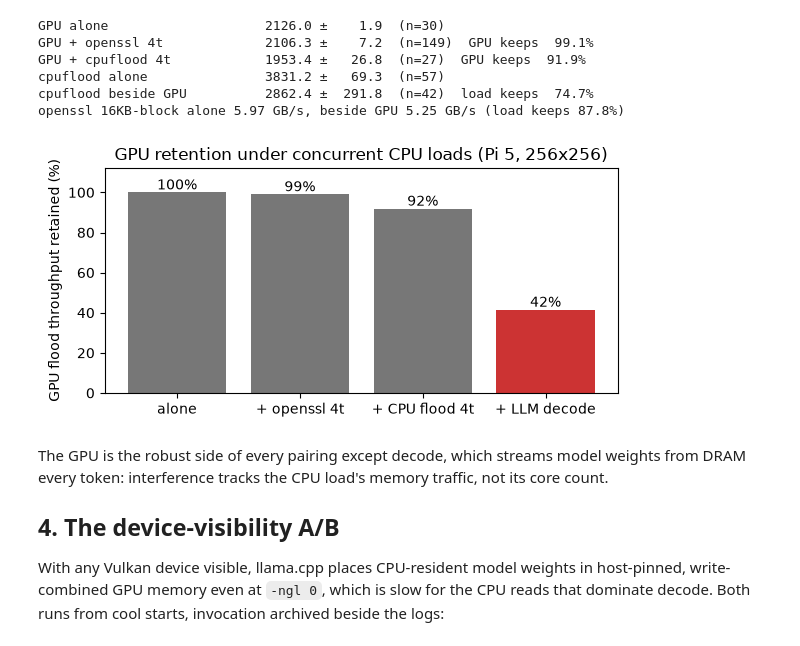
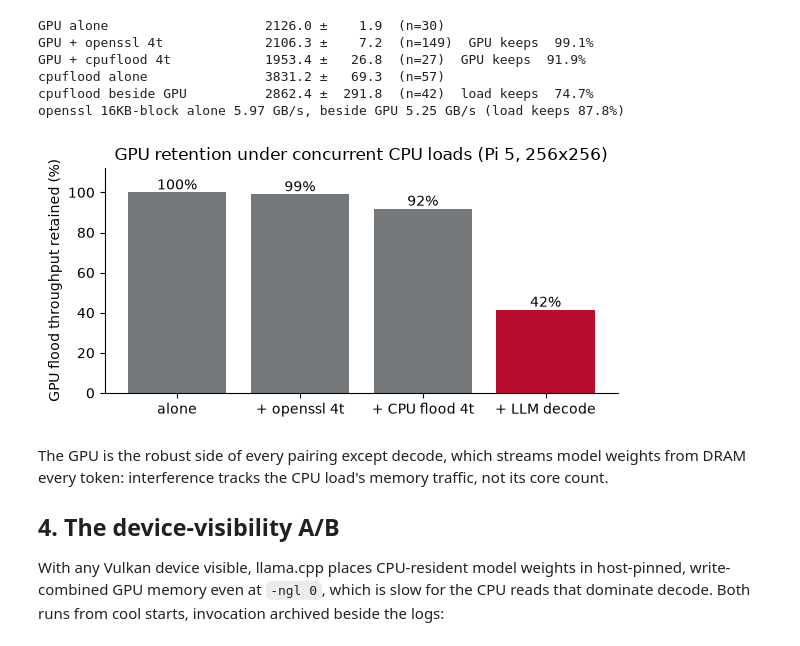
Before and after one commit to msradam/seppa, a Jupyter notebook: notebooks/02_concurrency_envelope.ipynb, the cells around one changed output. Drawn from its saved outputs; the diff is of its cells as text; code cells hidden in the pictures.

```diff
--- a/notebooks/02_concurrency_envelope.ipynb
+++ b/notebooks/02_concurrency_envelope.ipynb
@@ -134,23 +156,27 @@ openssl 16KB-block alone 5.97 GB/s, beside GPU 5.25 GB/s (load keeps 87.8%)
 # %%
 import matplotlib.pyplot as plt
 
 labels = ["alone", "+ openssl 4t", "+ CPU flood 4t", "+ LLM decode"]
-retained = [100,
-            statistics.mean(go) / base * 100,
-            statistics.mean(gc) / base * 100,
-            883.4 / 2128.0 * 100]
+retained = [
+    100,
+    statistics.mean(go) / base * 100,
+    statistics.mean(gc) / base * 100,
+    883.4 / 2128.0 * 100,
+]
 fig, ax = plt.subplots(figsize=(6, 3))
-ax.bar(labels, retained, color=["#777"] * 3 + ["#c33"])
+for side in ("top", "right"):
+    ax.spines[side].set_visible(False)
+ax.bar(labels, retained, color=["#75787b"] * 3 + ["#ba0c2f"])
 ax.set_ylabel("GPU flood throughput retained (%)")
 ax.set_title("GPU retention under concurrent CPU loads (Pi 5, 256x256)")
 for i, v in enumerate(retained):
     ax.text(i, v + 1.5, f"{v:.0f}%", ha="center")
 ax.set_ylim(0, 112)
 plt.tight_layout()
-plt.savefig("gpu_retention.png", dpi=120)
+plt.savefig("gpu_retention.png", dpi=400)
 plt.show()
 # %% [output]
-[figure, old version]
+[figure, new version]
 # %% [markdown]
 The GPU is the robust side of every pairing except decode, which
 streams model weights from DRAM every token: interference tracks the CPU
```
Also changed, not shown: parts of 5 cells of this notebook, 28 other files.
